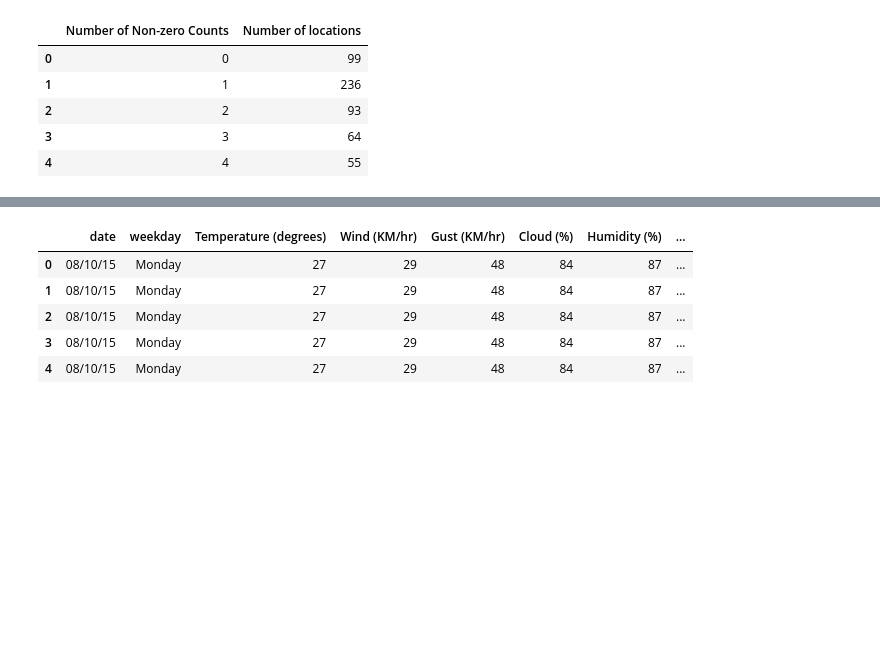
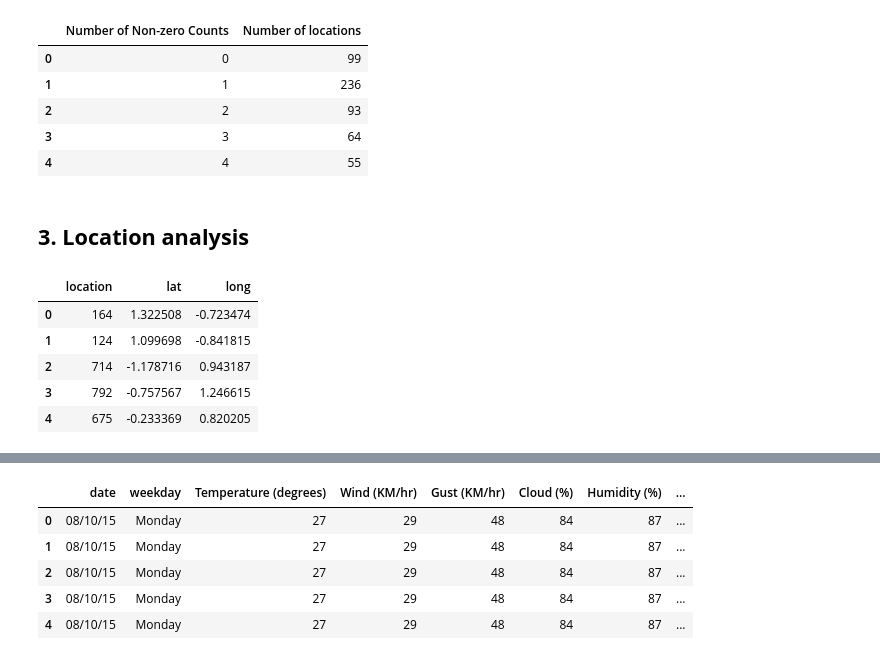
Before and after one commit to Angps1995/Spatial-Temporal-Models-for-delivery-demand-forecast, a Jupyter notebook: Models/ExploratoryAnalysis.ipynb, the cells around one changed output, grey strips where cells are left out. Cells and saved outputs as stored; diff of their text form; code cells hidden in the pictures; blank space fills up the shorter version.

```diff
--- a/Models/ExploratoryAnalysis.ipynb
+++ b/Models/ExploratoryAnalysis.ipynb
@@ -120,3 +120,15 @@ pd.DataFrame(num_of_non_zeros.value_counts(sort = False)).reset_index().rename(c
 | 2 | 2 | 93 |
 | 3 | 3 | 64 |
 | 4 | 4 | 55 |
+# %% [markdown]
+## **3. Location analysis**
+# %%
+location_map = pd.read_csv(data_dir + 'location_map.csv')
+location_map.head()
+# %% [output]
+|  | location | lat | long |
+| 0 | 164 | 1.322508 | -0.723474 |
+| 1 | 124 | 1.099698 | -0.841815 |
+| 2 | 714 | -1.178716 | 0.943187 |
+| 3 | 792 | -0.757567 | 1.246615 |
+| 4 | 675 | -0.233369 | 0.820205 |
```
Also changed, not shown: parts of 6 cells of this notebook, 7 other files.
